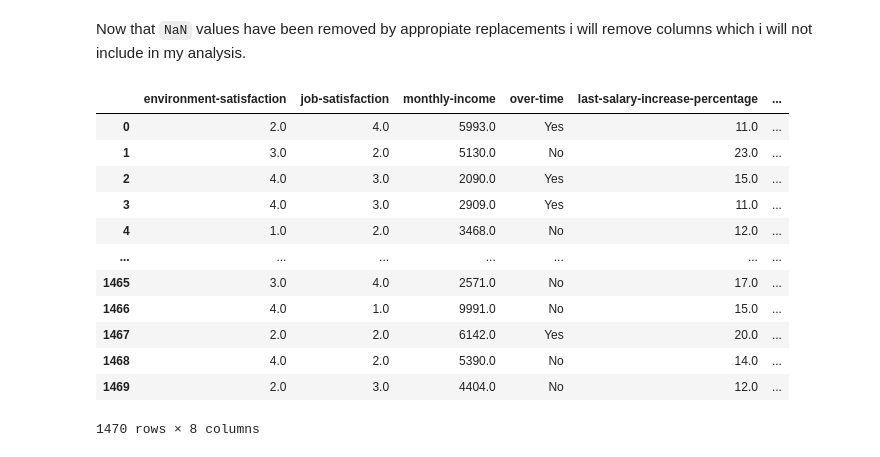
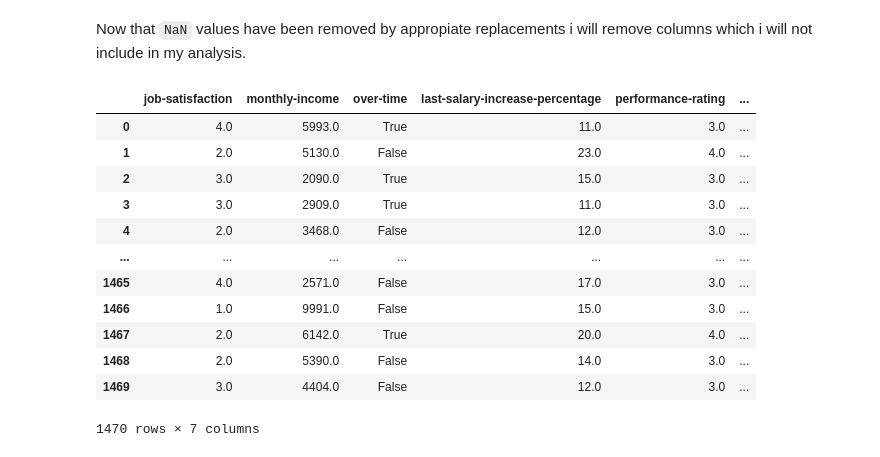
Before and after one commit to ShehabSherbiny/Data-Intelligence-practice, a Jupyter notebook: emplyee-data.ipynb, the cells around one changed output. Cells and saved outputs as stored; diff of their text form; code cells hidden in the pictures.

```diff
--- a/emplyee-data.ipynb
+++ b/emplyee-data.ipynb
@@ -106,23 +106,25 @@ df[df.isna().any(axis=1)]
 Now that `NaN` values have been removed by appropiate replacements i will remove columns which i will not include in my analysis.
 # %%
 # List of columns to keep in the DataFrame
-columns_to_keep = ['environment-satisfaction', 'job-satisfaction', 'monthly-income', 'over-time', 'work-life-balance', 'last-salary-increase-percentage', 'years-since-last-promotion', 'performance-rating']
+columns_to_keep = ['job-satisfaction', 'monthly-income', 'stock-option-level', 'over-time', 'last-salary-increase-percentage', 'years-since-last-promotion', 'performance-rating']
 
 # Remove columns not in the specified list
 columns_to_remove = list(set(df.columns) - set(columns_to_keep))
-df = df.drop(columns=columns_to_remove)
-df
+moneytary_incentives = df.drop(columns=columns_to_remove)
+# Map overtime column to boolean values to allow us to include it in the correlation matrix
+moneytary_incentives['over-time'] = moneytary_incentives['over-time'].map({'Yes': True, 'No': False})
+moneytary_incentives
 # %% [output]
-|  | environment-satisfaction | job-satisfaction | monthly-income | over-time | last-salary-increase-percentage | ... |
-| 0 | 2.0 | 4.0 | 5993.0 | Yes | 11.0 | ... |
-| 1 | 3.0 | 2.0 | 5130.0 | No | 23.0 | ... |
-| 2 | 4.0 | 3.0 | 2090.0 | Yes | 15.0 | ... |
-| 3 | 4.0 | 3.0 | 2909.0 | Yes | 11.0 | ... |
-| 4 | 1.0 | 2.0 | 3468.0 | No | 12.0 | ... |
+|  | job-satisfaction | monthly-income | over-time | last-salary-increase-percentage | performance-rating | ... |
+| 0 | 4.0 | 5993.0 | True | 11.0 | 3.0 | ... |
+| 1 | 2.0 | 5130.0 | False | 23.0 | 4.0 | ... |
+| 2 | 3.0 | 2090.0 | True | 15.0 | 3.0 | ... |
+| 3 | 3.0 | 2909.0 | True | 11.0 | 3.0 | ... |
+| 4 | 2.0 | 3468.0 | False | 12.0 | 3.0 | ... |
 | ... | ... | ... | ... | ... | ... | ... |
-| 1465 | 3.0 | 4.0 | 2571.0 | No | 17.0 | ... |
-| 1466 | 4.0 | 1.0 | 9991.0 | No | 15.0 | ... |
-| 1467 | 2.0 | 2.0 | 6142.0 | Yes | 20.0 | ... |
-| 1468 | 4.0 | 2.0 | 5390.0 | No | 14.0 | ... |
-| 1469 | 2.0 | 3.0 | 4404.0 | No | 12.0 | ... |
+| 1465 | 4.0 | 2571.0 | False | 17.0 | 3.0 | ... |
+| 1466 | 1.0 | 9991.0 | False | 15.0 | 3.0 | ... |
+| 1467 | 2.0 | 6142.0 | True | 20.0 | 4.0 | ... |
+| 1468 | 2.0 | 5390.0 | False | 14.0 | 3.0 | ... |
+| 1469 | 3.0 | 4404.0 | False | 12.0 | 3.0 | ... |
-1470 rows × 8 columns
+1470 rows × 7 columns
```
Also changed, not shown: parts of 9 cells of this notebook, 5 other files.
